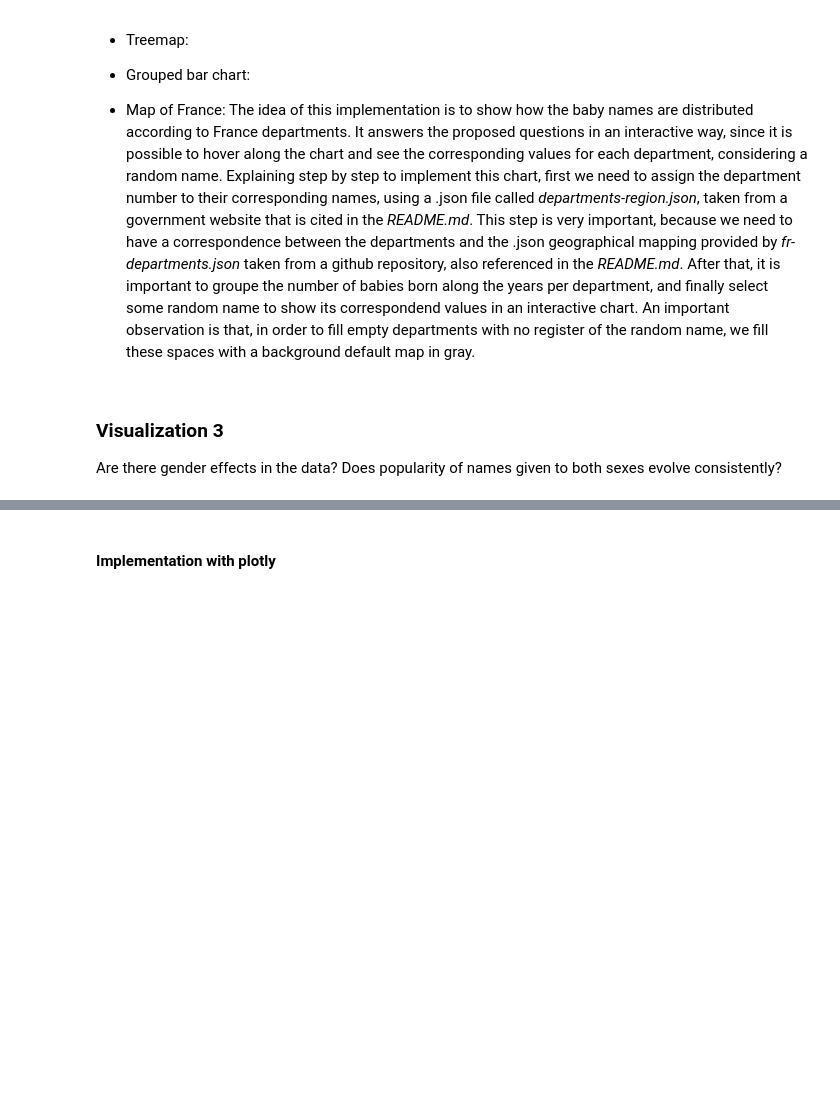
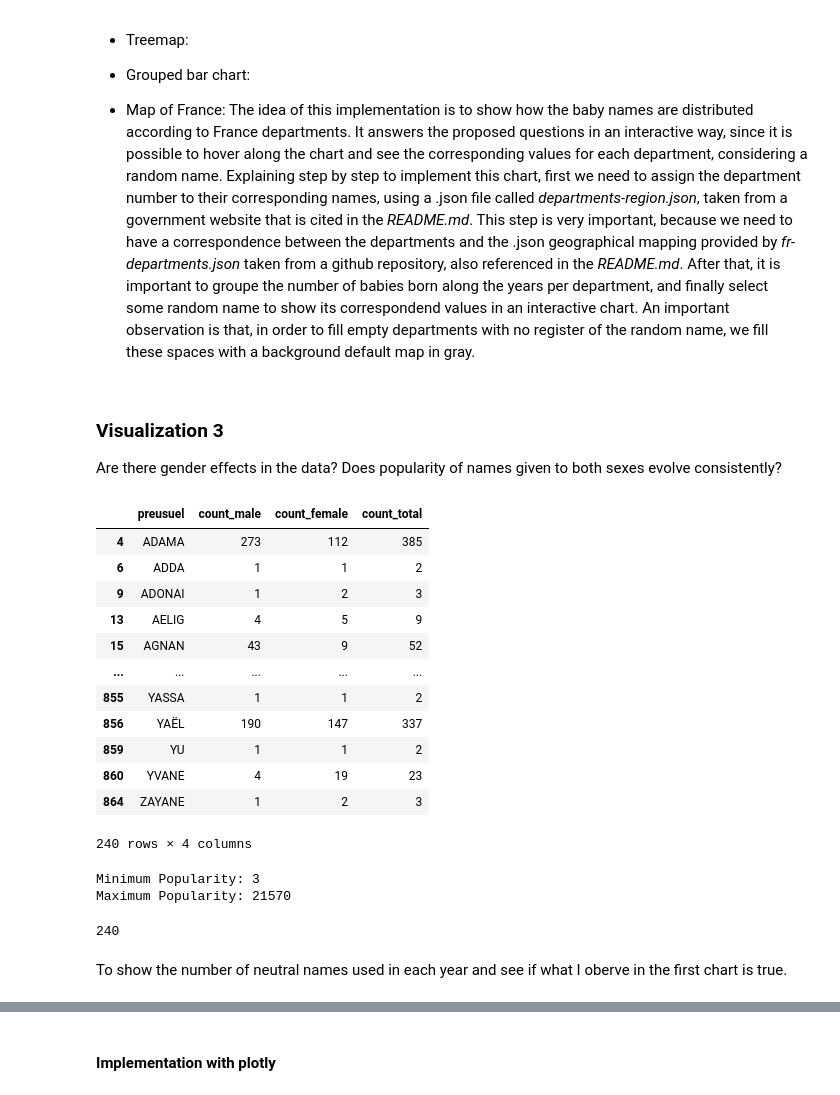
Before and after one commit to liadsantos/baby_names_visualization, a Jupyter notebook: implementations.ipynb, the cells around one changed output, grey strips where cells are left out. Cells and saved outputs as stored; diff of their text form; code cells hidden in the pictures; blank space fills up the shorter version.

```diff
--- a/implementations.ipynb
+++ b/implementations.ipynb
@@ -400,21 +433,52 @@ For the second visualization, we have the following implementations:
 Are there gender effects in the data? Does popularity of names given to both sexes evolve consistently?
 # %%
 baby_names_vis3 = baby_names
+# %%
+name_gender_counts = baby_names_vis3.groupby(['preusuel', 'sexe']).size().reset_index(name='count')
+
+# filter neutral names
+filtered_names = name_gender_counts.groupby('preusuel')['sexe'].nunique().loc[lambda x: x == 2].index.tolist()
+
+name_gender_counts_filtered = name_gender_counts[name_gender_counts['preusuel'].isin(filtered_names)]
+
+# Pivot the DataFrame
+name_gender_counts_pivot = name_gender_counts_filtered.pivot(index='preusuel', columns='sexe', values='count').reset_index()
+name_gender_counts_pivot.columns = ['preusuel', 'count_male', 'count_female']
+
+# total occurences
+name_gender_counts_pivot['count_total'] = name_gender_counts_pivot['count_male'] + name_gender_counts_pivot['count_female']
+
+# threshold
+prop_threshold = 1/6
+
+# Filter names if the proportion of female sex and male sex is greater than 1/6 of the total
+filtered_names = name_gender_counts_pivot.loc[(name_gender_counts_pivot['count_male'] / name_gender_counts_pivot['count_total'] >= prop_threshold) & (name_gender_counts_pivot['count_female'] / name_gender_counts_pivot['count_total'] >= prop_threshold), 'preusuel'].tolist()
+filtered_name_gender_counts_pivot = name_gender_counts_pivot[name_gender_counts_pivot['preusuel'].isin(filtered_names)]
+
+filtered_name_gender_counts_pivot
+# %% [output]
+|  | preusuel | count_male | count_female | count_total |
+| 4 | ADAMA | 273 | 112 | 385 |
+| 6 | ADDA | 1 | 1 | 2 |
+| 9 | ADONAI | 1 | 2 | 3 |
+| 13 | AELIG | 4 | 5 | 9 |
+| 15 | AGNAN | 43 | 9 | 52 |
+| ... | ... | ... | ... | ... |
+| 855 | YASSA | 1 | 1 | 2 |
+| 856 | YAËL | 190 | 147 | 337 |
+| 859 | YU | 1 | 1 | 2 |
+| 860 | YVANE | 4 | 19 | 23 |
+| 864 | ZAYANE | 1 | 2 | 3 |
+240 rows × 4 columns
 # %%
 name_year_counts = baby_names_vis3.groupby(['preusuel', 'annais'])['nombre'].sum().reset_index()
 
-# Exclude names with preusuel = "_PRENOMS_RARES"
-name_year_counts = name_year_counts[name_year_counts['preusuel'] != "_PRENOMS_RARES"]
+# Filter name_year_counts for selected names
+name_year_counts_filtered = name_year_counts[name_year_counts['preusuel'].isin(filtered_names)]
 
 # Sort by 'annais'
-name_year_counts_filtered = name_year_counts.sort_values('annais')
+name_year_counts_filtered = name_year_counts_filtered.sort_values('annais')
 
-# Filter for neutral names
-name_counts = baby_names.groupby('preusuel')['sexe'].nunique()  #group by name and leave just one name for the same sex
-filtered_names = name_counts[name_counts == 2].index.tolist()   #select only the names that have both sexes (more than one line)
-
-# Filtra name_year_counts per i nomi selezionati
-name_year_counts_filtered = name_year_counts[name_year_counts['preusuel'].isin(filtered_names)]
 
 # Calculate the minimum and maximum popularity to set the colorscale
 min_popularity = name_year_counts_filtered['nombre'].min()
@@ -422,3 +486,8 @@ max_popularity = name_year_counts_filtered['nombre'].max()
 
 print("Minimum Popularity:", min_popularity)
 print("Maximum Popularity:", max_popularity)
+len(filtered_names)
+# %% [output]
+Minimum Popularity: 3
+Maximum Popularity: 21570
+240
@@ -424,0 +496,2 @@ print("Maximum Popularity:", max_popularity)
+# %% [markdown]
+To show the number of neutral names used in each year and see if what I oberve in the first chart is true.
```
Also changed, not shown: parts of 24 cells of this notebook, 19 other files.
